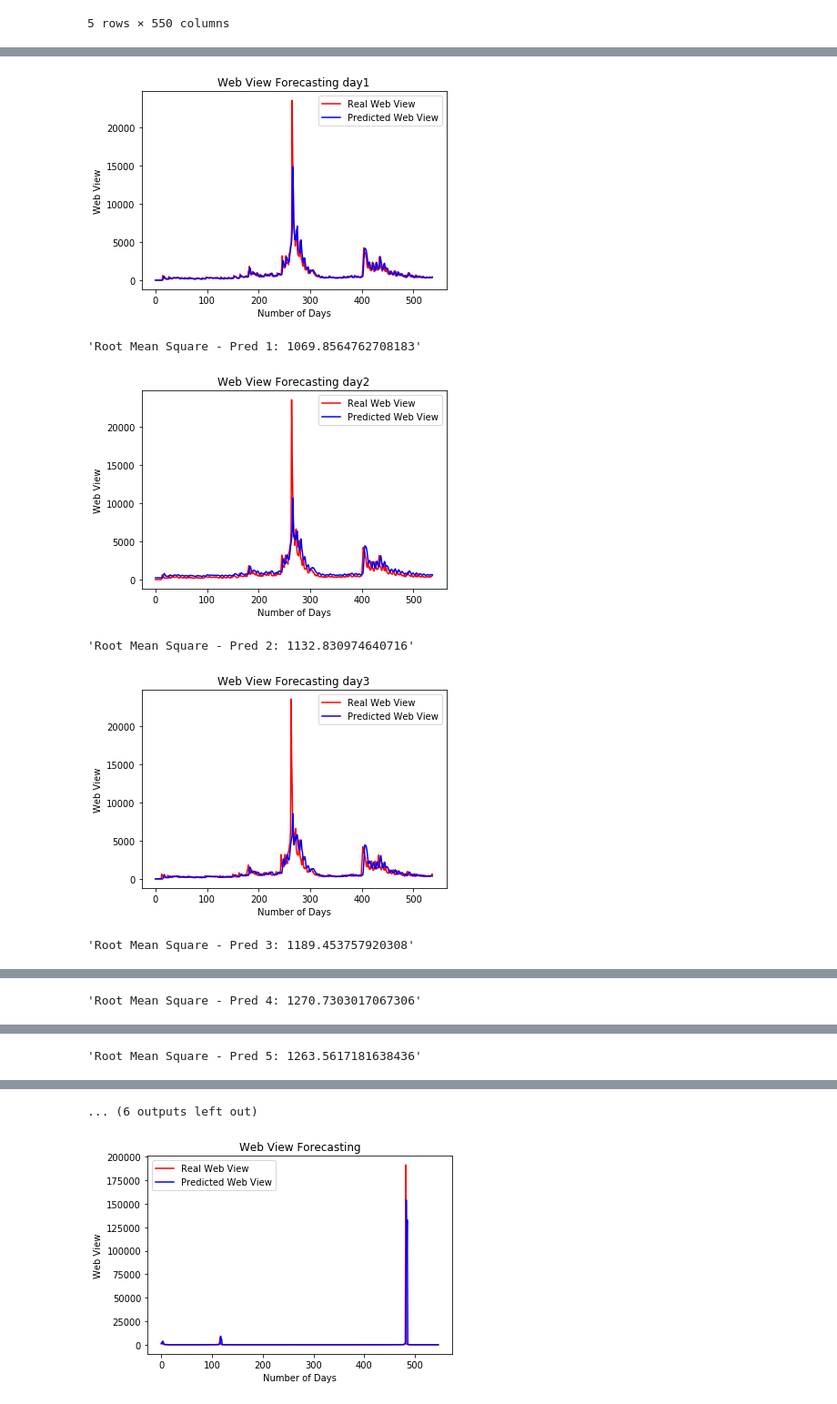
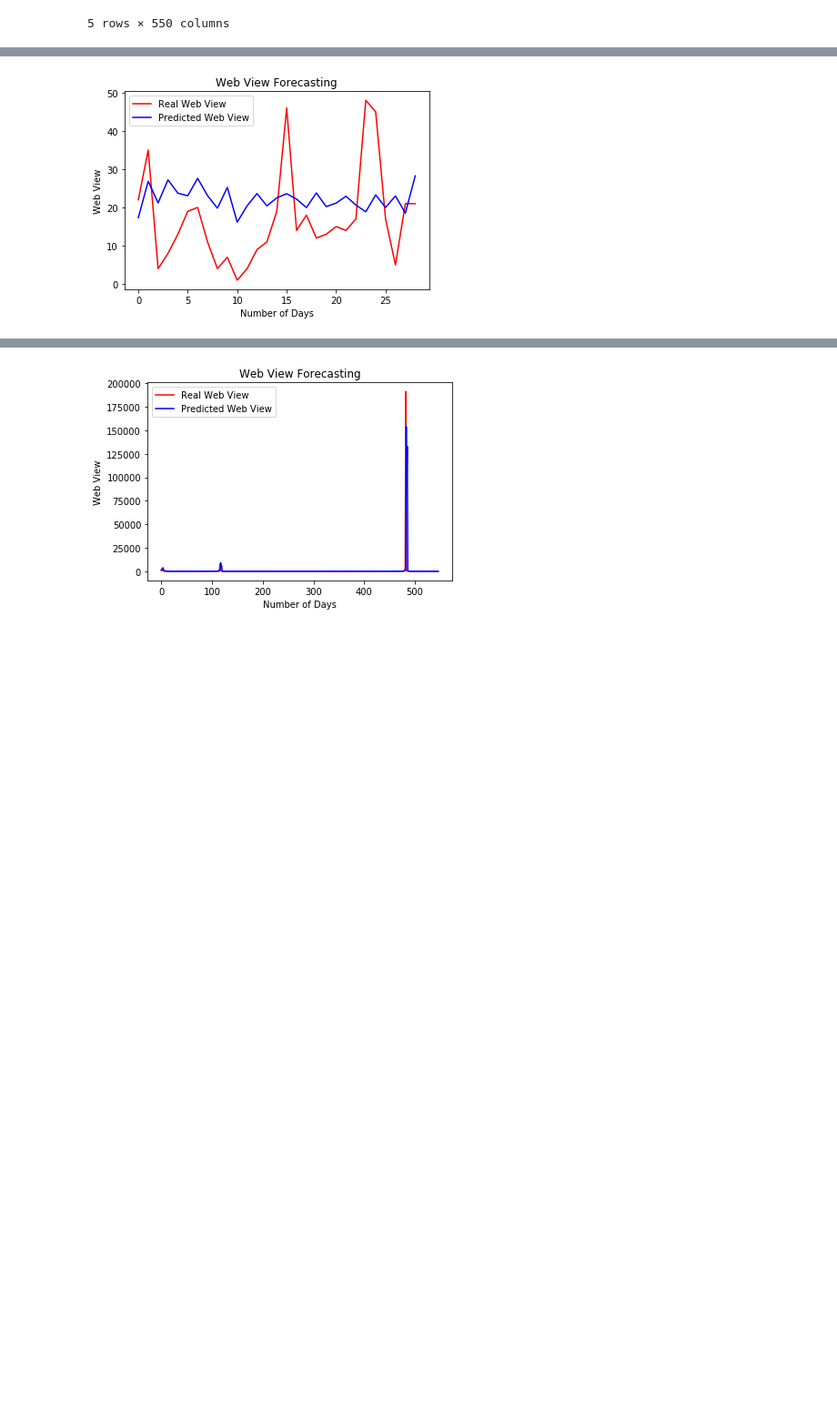
Before and after one commit to marcosscarpim/INF_0619_Final, a Jupyter notebook: solution_RNN.ipynb, the cells around one changed output, grey strips where cells are left out. Shown: that part at 91% size. Cells and saved outputs as stored; diff of their text form; code cells hidden in the pictures; blank space fills up the shorter version.

```diff
--- a/solution_RNN.ipynb
+++ b/solution_RNN.ipynb
@@ -92,49 +73,26 @@ for i in range(0,9):
 # %%
-from sklearn.metrics import mean_squared_error
-from sklearn.linear_model import LinearRegression
-from sklearn.cross_validation import train_test_split
-from IPython.display import display
-
-def calculateError(y_test, y_pred):
-    rms = np.sqrt(mean_squared_error(y_test, y_pred))
-    return rms
-
 # Getting the predicted Web View
 test_row = train.iloc[50000,:].values
-X_test1 = train_row[0:538]
-X_test2 = train_row[1:539]
-X_test3 = train_row[2:540]
+X_test = test_row[0:520]
+y_test = test_row[521:550]
+inputs = X_test
+inputs = np.reshape(inputs,(1,-1))
+inputs = sc_train_X.transform(inputs)
+inputs = np.reshape(inputs, (1, 520, 1))
+y_pred = regressor.predict(inputs)
+y_pred = sc_train_Y.inverse_transform(y_pred)
+y_pred[y_pred < 0] = 0
+y_pred = np.reshape(y_pred, (29,1))
+print(y_pred)
 
-y_test = []
-for i in range(3, 12):
-    y_test.append(train_row[i:i+538])
-
-inputs = np.reshape(X_test1,(-1,1))
-inputs = np.append(inputs, np.reshape(X2,(-1,1)), axis=1)
-inputs = np.append(inputs, np.reshape(X3,(-1,1)), axis=1)
-inputs = sc_X.transform(inputs)
-inputs = np.reshape(inputs, (538, 3, 1))
-
-y_pred = []
-for i in range(0,9):
-    regressor = regressors[i]
-    y_pred = regressor.predict(inputs)
-    y_pred = sc_Y.inverse_transform(y_pred)
-    y_pred[y_pred < 0] = 0
-    y_pred = np.reshape(y_pred, (538,1))
-
-    error = calculateError(y_test[i], y_pred)
-
-    display("Root Mean Square - Pred " + str(i) + ": " + str(error))
-
-    #Visualising Result
-    plt.figure
-    plt.plot(y_test[i], color = 'red', label = 'Real Web View')
-    plt.plot(y_pred, color = 'blue', label = 'Predicted Web View')
-    #plt.plot(X_test, color = 'green', label = 'Previous values')
-    plt.title('Web View Forecasting day' + str(i+1))
-    plt.xlabel('Number of Days')
-    plt.ylabel('Web View')
-    plt.legend()
-    plt.show()
+#Visualising Result
+plt.figure
+plt.plot(y_test, color = 'red', label = 'Real Web View')
+plt.plot(y_pred, color = 'blue', label = 'Predicted Web View')
+#plt.plot(X_test, color = 'green', label = 'Previous values')
+plt.title('Web View Forecasting')
+plt.xlabel('Number of Days')
+plt.ylabel('Web View')
+plt.legend()
+plt.show()
 # %% [output]
@@ -142,6 +116 @@ for i in range(0,9):
-[figure, old version]
+[figure, new version]
-'Root Mean Square - Pred 1: 1069.8564762708183'
-[figure, removed]
-'Root Mean Square - Pred 2: 1132.830974640716'
-[figure, removed]
-'Root Mean Square - Pred 3: 1189.453757920308'
@@ -149 +116,0 @@ for i in range(0,9):
-'Root Mean Square - Pred 4: 1270.7303017067306'
@@ -151 +116,0 @@ for i in range(0,9):
-'Root Mean Square - Pred 5: 1263.5617181638436'
@@ -153,4 +117,3 @@ for i in range(0,9):
-... (6 outputs left out)
 # %%
 #Training the RNN network on the page 90000
 train_row = train.iloc[60282,:].values
```
Also changed, not shown: parts of 2 cells of this notebook.
